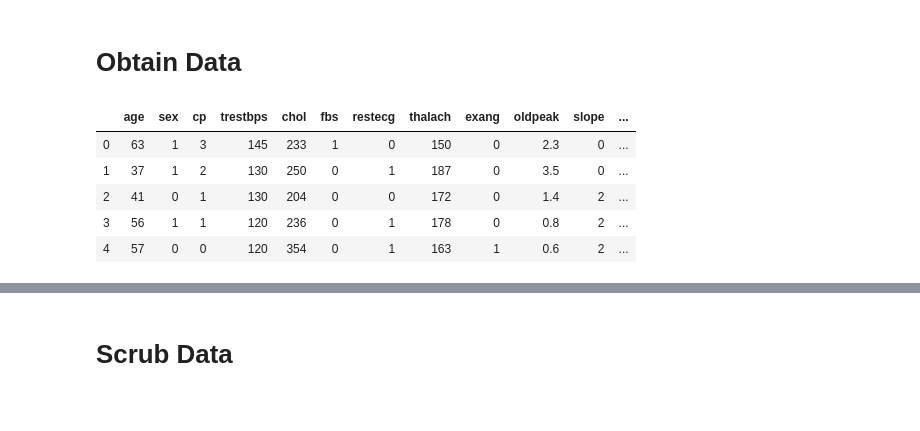
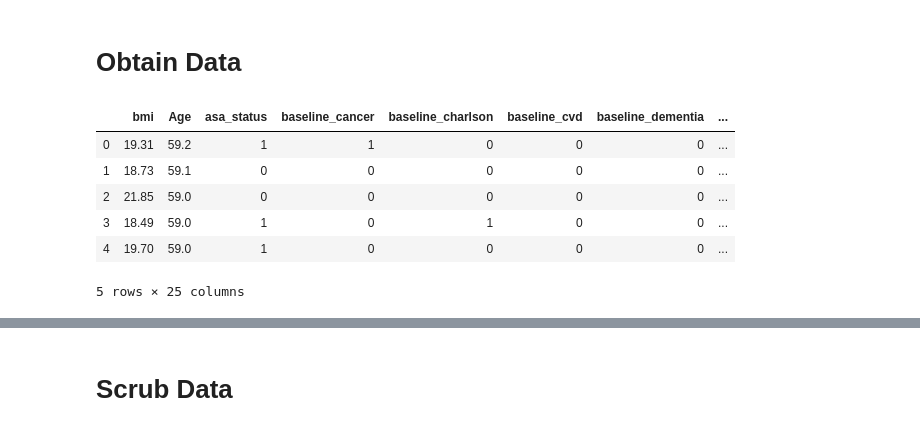
Before and after one commit to douglaspsteen/self_training_example, a Jupyter notebook: self_training.ipynb, the cells around one changed output, grey strips where cells are left out. Cells and saved outputs as stored; diff of their text form; code cells hidden in the pictures.

```diff
--- a/self_training.ipynb
+++ b/self_training.ipynb
@@ -24,12 +24,13 @@ from sklearn.metrics import confusion_matrix
 # %%
 # Load data
 
-df = pd.read_csv('heart_data.csv')
+df = pd.read_csv('surgical_deepnet.csv')
 df.head()
 # %% [output]
-|  | age | sex | cp | trestbps | chol | fbs | restecg | thalach | exang | oldpeak | slope | ... |
-| 0 | 63 | 1 | 3 | 145 | 233 | 1 | 0 | 150 | 0 | 2.3 | 0 | ... |
-| 1 | 37 | 1 | 2 | 130 | 250 | 0 | 1 | 187 | 0 | 3.5 | 0 | ... |
-| 2 | 41 | 0 | 1 | 130 | 204 | 0 | 0 | 172 | 0 | 1.4 | 2 | ... |
-| 3 | 56 | 1 | 1 | 120 | 236 | 0 | 1 | 178 | 0 | 0.8 | 2 | ... |
-| 4 | 57 | 0 | 0 | 120 | 354 | 0 | 1 | 163 | 1 | 0.6 | 2 | ... |
+|  | bmi | Age | asa_status | baseline_cancer | baseline_charlson | baseline_cvd | baseline_dementia | ... |
+| 0 | 19.31 | 59.2 | 1 | 1 | 0 | 0 | 0 | ... |
+| 1 | 18.73 | 59.1 | 0 | 0 | 0 | 0 | 0 | ... |
+| 2 | 21.85 | 59.0 | 0 | 0 | 0 | 0 | 0 | ... |
+| 3 | 18.49 | 59.0 | 1 | 0 | 1 | 0 | 0 | ... |
+| 4 | 19.70 | 59.0 | 1 | 0 | 0 | 0 | 0 | ... |
+5 rows × 25 columns
```
Also changed, not shown: parts of 30 cells of this notebook, 2 other files.
